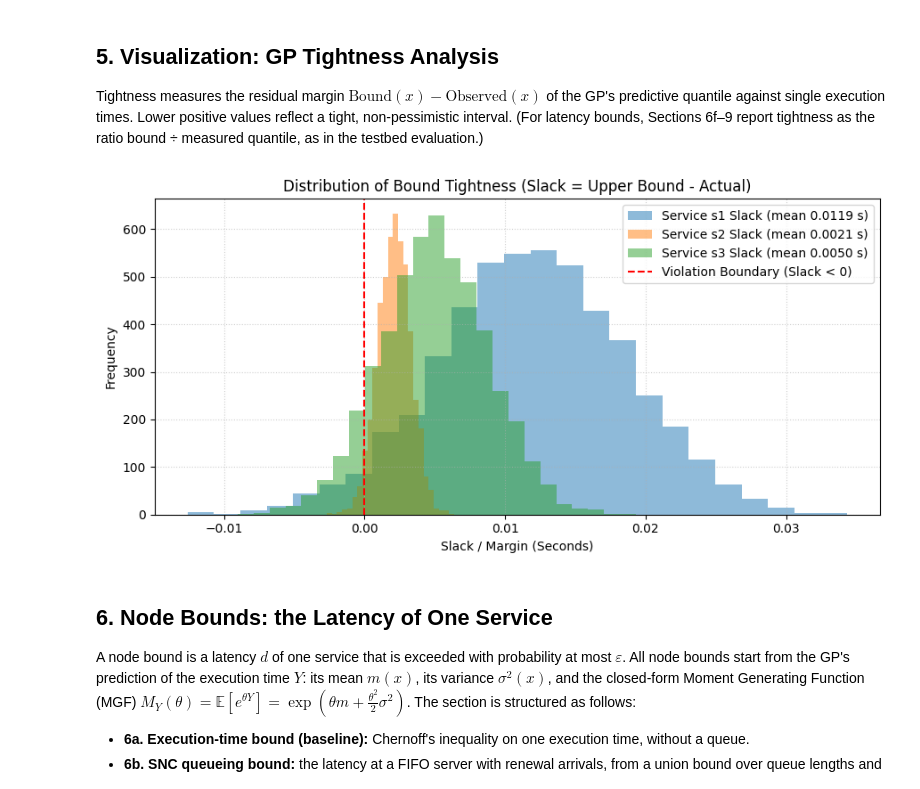
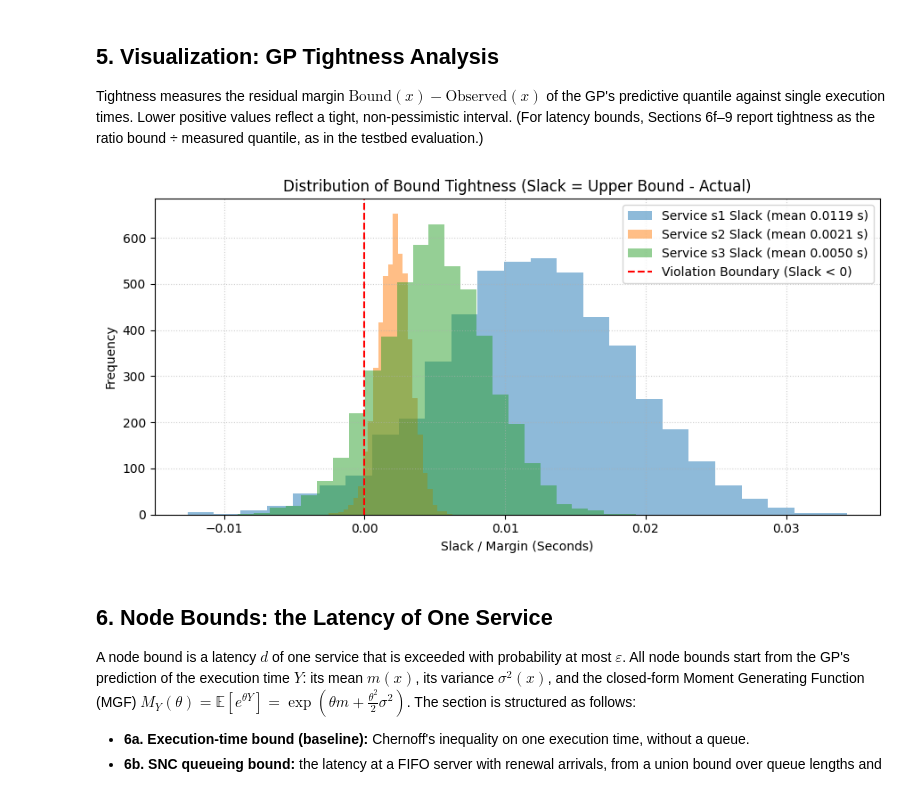
Before and after one commit to borissedlak/composable-autonomous-offerings, a Jupyter notebook: notebooks/tsc/1_method_synthetic.ipynb, the cells around one changed output. Drawn from its saved outputs; the diff is of its cells as text; code cells hidden in the pictures.

```diff
--- a/notebooks/tsc/1_method_synthetic.ipynb
+++ b/notebooks/tsc/1_method_synthetic.ipynb
@@ -154,6 +156,13 @@ Section 7c: it does not depend on $\lambda$, and its nodes are independent by co
 def workers_of(x_cfgs):
     """Number of workers of every service at every configuration: its parallelism."""
     return np.atleast_2d(x_cfgs)[:, 2].astype(int)
+
+
+def inputs_of(x_cfgs):
+    """Inputs of every prediction model at the configurations: CPU and quality, without the parallelism. By assumption the
+    parallelism sets only how many items a service processes at the same time, not the execution time of an item
+    (model_inputs in pegasus/data.py); the simulator and the bounds receive it through workers_of."""
+    return model_inputs(np.atleast_2d(x_cfgs), WORKERS_COLUMN)
 
 
 def simulate_pipeline(x_cfgs, path_types, path_noise_levels, n_items, item_correlation, rng, workload, **options):
@@ -181,7 +193,7 @@ We train a GP for each service to capture execution time distributions, decompos
 # %%
 # ScaledGPRegressor (scikit-learn GP with feature scaling and the epistemic / aleatoric split) and train_gp_models
 # are in pegasus/service_gp.py.
-gp_models = train_gp_models(X_train, y_train_dict, service_names)
+gp_models = train_gp_models(inputs_of(X_train), y_train_dict, service_names)
 print("Trained GP models for all microservices.")
 # %% [output]
 Trained GP models for all microservices.
@@ -198,7 +210,7 @@ cpu_axis = np.linspace(0.5, 2.0, n_grid)
 quality_axis = np.linspace(0.5, 2.0, n_grid)
 
 CPU_grid, QUALITY_grid = np.meshgrid(cpu_axis, quality_axis)
-PARALLELISM_grid = np.full_like(CPU_grid, 2.0)  # fixed parallelism
+PARALLELISM_grid = np.full_like(CPU_grid, 2.0)  # needed by true_demand only, which ignores it; the GP does not receive it
 
 # Flatten grid for predictions
 X_grid_3d = np.column_stack([
@@ -213,7 +225,7 @@ for idx, (s_name, s_type) in enumerate(zip(service_names, service_types), 1):
     ax = fig.add_subplot(1, 3, idx, projection='3d')
 
     # Predict GP mean and standard deviation across 2D grid
-    mu, std = gp_models[s_name].predict(X_grid_3d, return_std=True)
+    mu, std = gp_models[s_name].predict(inputs_of(X_grid_3d), return_std=True)
     mu_surface = mu.reshape(n_grid, n_grid)
     std_surface = std.reshape(n_grid, n_grid)
 
@@ -248,7 +260,7 @@ for idx, (s_name, s_type) in enumerate(zip(service_names, service_types), 1):
     # Draw vertical stem lines connecting each point to the GP Mean
     for x_c, x_q, y_o in zip(x_train_cpu, x_train_qual, y_train_obs):
         # Predict mean at specific point to draw residual stem
-        mu_pt = gp_models[s_name].predict(np.array([[x_c, x_q, 2.0]]))
+        mu_pt = gp_models[s_name].predict(np.array([[x_c, x_q]]))
         ax.plot([x_c, x_c], [x_q, x_q], [mu_pt[0], y_o], color='black', alpha=0.4, linewidth=0.8)
 
     # Scatter actual noisy observations
@@ -295,7 +307,7 @@ fig, axes = plt.subplots(1, 3, figsize=(16, 4), sharey=True)
 
 for ax, s_name, s_type in zip(axes, service_names, service_types):
     y_true_test = y_test_dict[s_name]
-    mu_test, std_test = gp_models[s_name].predict(X_test, return_std=True)
+    mu_test, std_test = gp_models[s_name].predict(inputs_of(X_test), return_std=True)
 
     upper_bound = mu_test + (z_score * std_test)
     coverage = np.mean(y_true_test <= upper_bound) * 100
@@ -326,26 +338,26 @@ report tightness as the ratio bound ÷ measured quantile, as in the testbed eval
 # %%
 fig, ax = plt.subplots(figsize=(9, 4.5))
 
 for s_name, s_type in zip(service_names, service_types):
     y_true_test = y_test_dict[s_name]   # the test execution times of Section 4
-    mu_test, std_test = gp_models[s_name].predict(X_test, return_std=True)
+    mu_test, std_test = gp_models[s_name].predict(inputs_of(X_test), return_std=True)
 
     upper_bound = mu_test + z_score * std_test
     tightness = upper_bound - y_true_test
 
     ax.hist(tightness, bins=25, alpha=0.5, label=rf"Service {s_name} Slack (mean {np.mean(tightness):.4f} s)")
 
 ax.axvline(0, color='red', linestyle='--', linewidth=1.5, label="Violation Boundary (Slack < 0)")
 ax.set_title("Distribution of Bound Tightness (Slack = Upper Bound - Actual)", fontsize=12)
 ax.set_xlabel("Slack / Margin (Seconds)")
 ax.set_ylabel("Frequency")
 ax.legend()
 ax.grid(True, linestyle=":", alpha=0.6)
 
 plt.tight_layout()
 plt.show()
 # %% [output]
-[figure, old version]
+[figure, new version]
 # %% [markdown]
 ## 6. Node Bounds: the Latency of One Service
 
```
Also changed, not shown: parts of 19 cells of this notebook, 7 other files.
